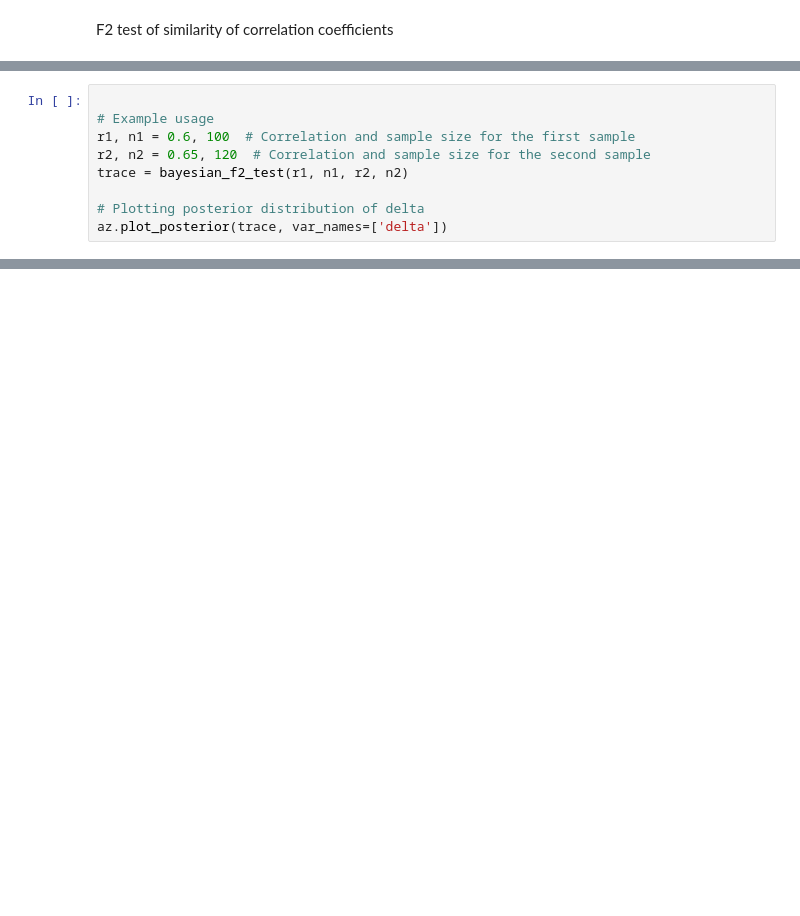
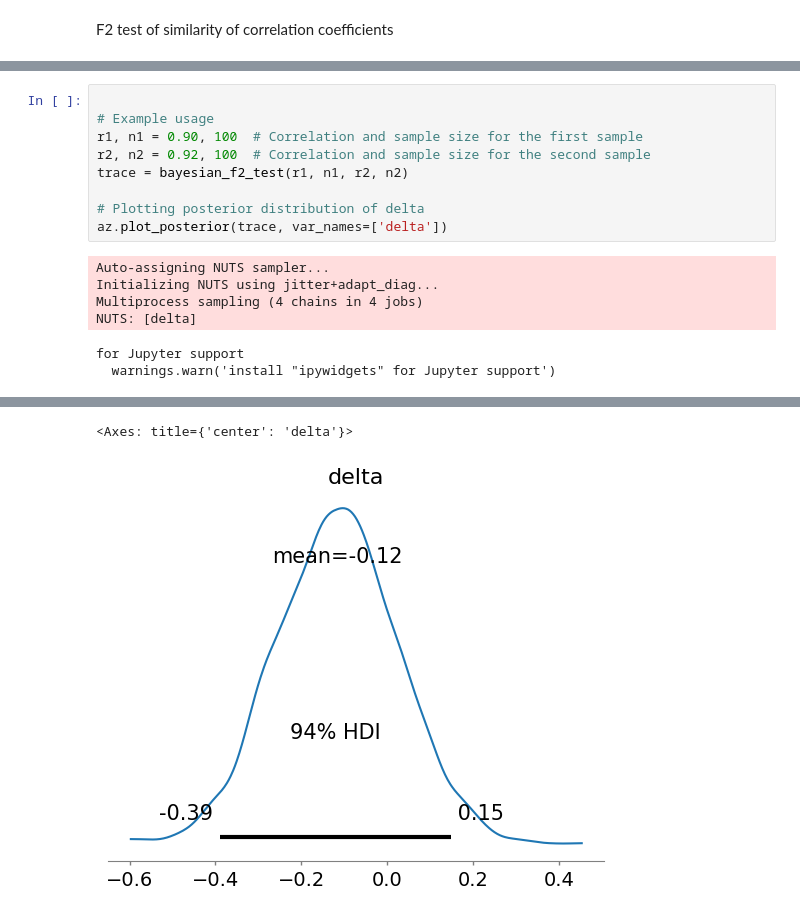
Before and after one commit to Calvinwhow/calvin_utils_project, a Jupyter notebook: notebooks/statistical_notebooks/bayesian_notebooks/HDI_eval.ipynb, the cells around one changed output, grey strips where cells are left out. Drawn from its saved outputs; the diff is of its cells as text; blank space fills up the shorter version.

```diff
--- a/notebooks/statistical_notebooks/bayesian_notebooks/HDI_eval.ipynb
+++ b/notebooks/statistical_notebooks/bayesian_notebooks/HDI_eval.ipynb
@@ -90,9 +53,16 @@ ModuleNotFoundError: No module named 'xarray'
 # %%
 
 # Example usage
-r1, n1 = 0.6, 100  # Correlation and sample size for the first sample
-r2, n2 = 0.65, 120  # Correlation and sample size for the second sample
+r1, n1 = 0.90, 100  # Correlation and sample size for the first sample
+r2, n2 = 0.92, 100  # Correlation and sample size for the second sample
 trace = bayesian_f2_test(r1, n1, r2, n2)
 
 # Plotting posterior distribution of delta
 az.plot_posterior(trace, var_names=['delta'])
+# %% [output]
+Auto-assigning NUTS sampler...
+Initializing NUTS using jitter+adapt_diag...
+Multiprocess sampling (4 chains in 4 jobs)
+NUTS: [delta]
+for Jupyter support
+  warnings.warn('install "ipywidgets" for Jupyter support')
@@ -98,0 +72,2 @@ az.plot_posterior(trace, var_names=['delta'])
+<Axes: title={'center': 'delta'}>
+[figure, added]
```
Also changed, not shown: parts of 5 cells of this notebook, 3 other files.
